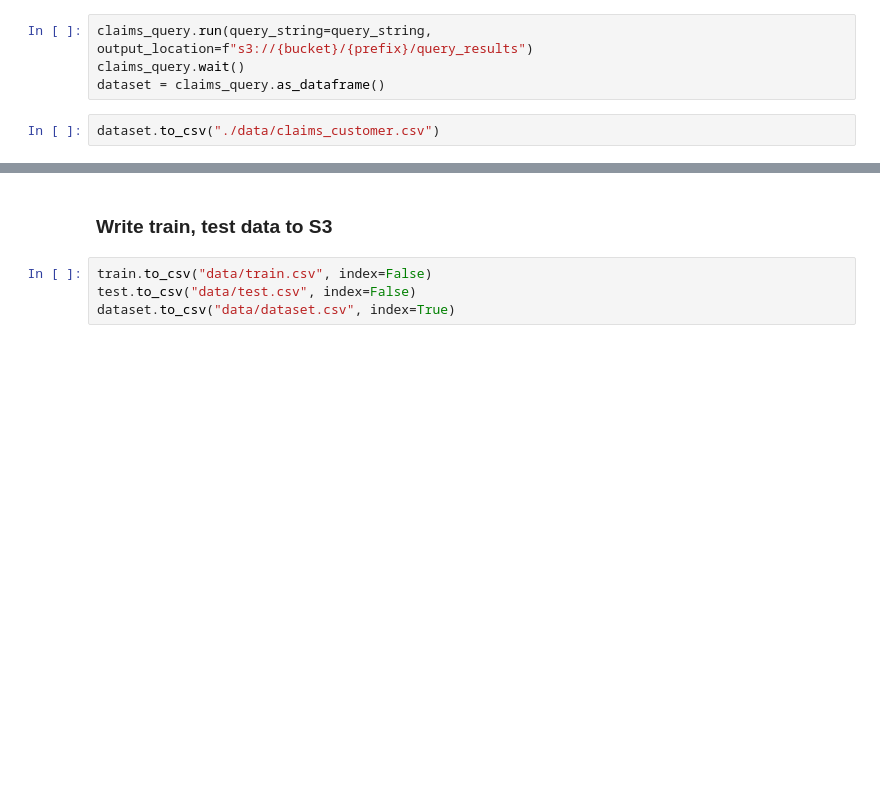
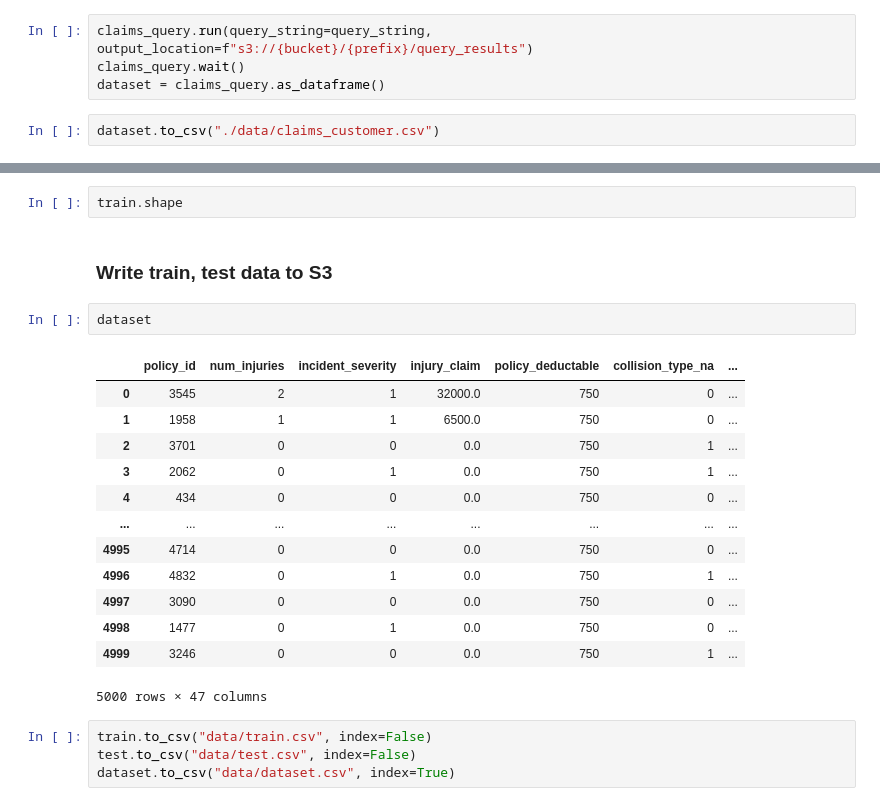
Before and after one commit to yiktol/mlt, a Jupyter notebook: 04-FeatureStore.ipynb, the cells around one changed output, grey strips where cells are left out. Drawn from its saved outputs; the diff is of its cells as text; blank space fills up the shorter version.

```diff
--- a/04-FeatureStore.ipynb
+++ b/04-FeatureStore.ipynb
@@ -346,5 +350,23 @@ Stored 'col_order' (list)
+# %%
+train.shape
 # %% [markdown]
 ### Write train, test data to S3
+# %%
+dataset
+# %% [output]
+|  | policy_id | num_injuries | incident_severity | injury_claim | policy_deductable | collision_type_na | ... |
+| 0 | 3545 | 2 | 1 | 32000.0 | 750 | 0 | ... |
+| 1 | 1958 | 1 | 1 | 6500.0 | 750 | 0 | ... |
+| 2 | 3701 | 0 | 0 | 0.0 | 750 | 1 | ... |
+| 3 | 2062 | 0 | 1 | 0.0 | 750 | 1 | ... |
+| 4 | 434 | 0 | 0 | 0.0 | 750 | 0 | ... |
+| ... | ... | ... | ... | ... | ... | ... | ... |
+| 4995 | 4714 | 0 | 0 | 0.0 | 750 | 0 | ... |
+| 4996 | 4832 | 0 | 1 | 0.0 | 750 | 1 | ... |
+| 4997 | 3090 | 0 | 0 | 0.0 | 750 | 0 | ... |
+| 4998 | 1477 | 0 | 1 | 0.0 | 750 | 0 | ... |
+| 4999 | 3246 | 0 | 0 | 0.0 | 750 | 1 | ... |
+5000 rows × 47 columns
 # %%
 train.to_csv("data/train.csv", index=False)
 test.to_csv("data/test.csv", index=False)
```
Also changed, not shown: parts of 4 cells of this notebook, 14 other files.
